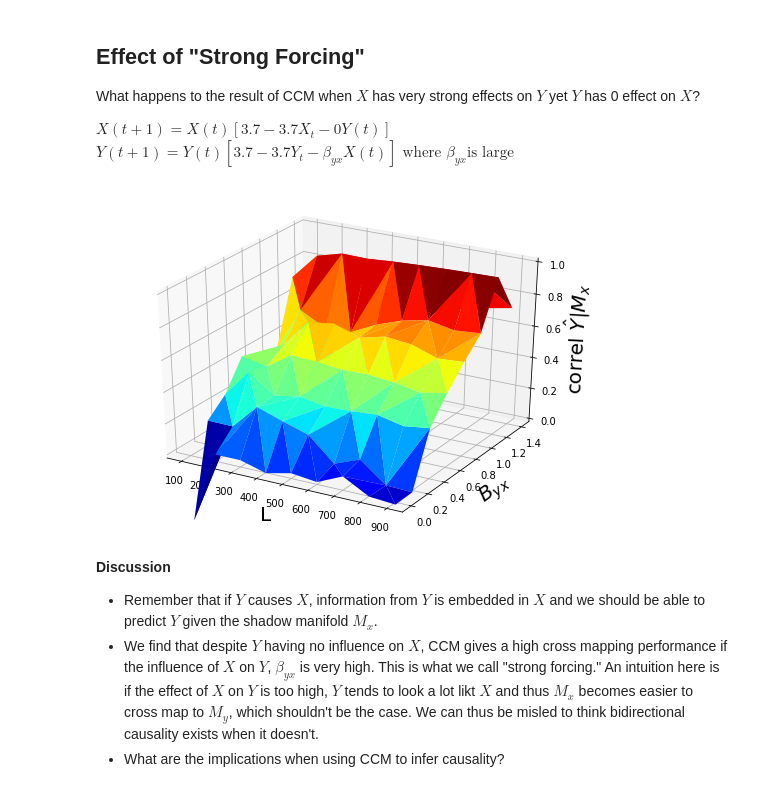
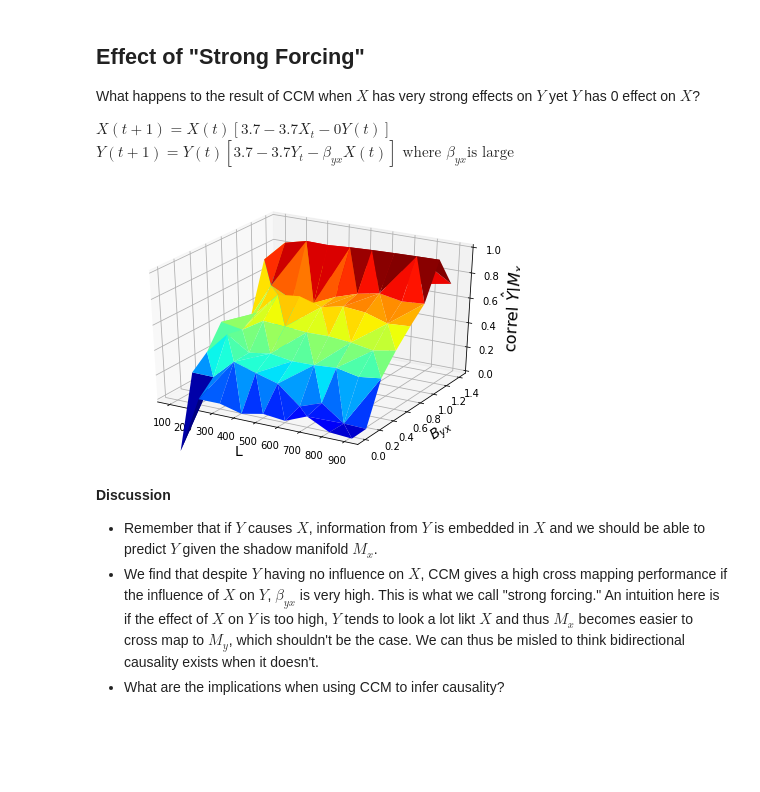
Before and after one commit to phdinds-aim/time_series_handbook, a Jupyter notebook: 06_ConvergentCrossMappingandSugiharaCausality/ccm_sugihara.ipynb, the cells around one changed output. Drawn from its saved outputs; the diff is of its cells as text; code cells hidden in the pictures; blank space fills up the shorter version.

```diff
--- a/06_ConvergentCrossMappingandSugiharaCausality/ccm_sugihara.ipynb
+++ b/06_ConvergentCrossMappingandSugiharaCausality/ccm_sugihara.ipynb
@@ -734,21 +730,21 @@ for B_yx in B_yx_dict.keys():
         Yhat_Mx_list.append(ccm_YX.causality()[0])
 # %%
 from mpl_toolkits.mplot3d import Axes3D
-fig = plt.figure(figsize=(7, 5))
+fig = plt.figure(figsize=(6, 4))
 ax = fig.add_subplot(111, projection='3d')
 
 x = np.array(L_list)
 y = np.array(B_yx_list)
 z = np.array(Yhat_Mx_list)
 
 ax.plot_trisurf(x, y, z, cmap='jet', antialiased=True)
-ax.set_xlabel('L', size=20)
-ax.set_ylabel('$B_{yx}$', size=20)
-ax.set_zlabel('correl $\hat{Y}|M_x$', size=20)
+ax.set_xlabel('L', size=14)
+ax.set_ylabel('$B_{yx}$', size=14)
+ax.set_zlabel('correl $\hat{Y}|M_x$', size=16)
 ax.set_zlim(0, 1)
 plt.tight_layout()
 # %% [output]
-[figure, old version]
+[figure, new version]
 # %% [markdown]
 **Discussion**
 * Remember that if $Y$ causes $X$, information from $Y$ is embedded in $X$ and we should be able to predict $Y$ given the shadow manifold $M_x$.
```
Also changed, not shown: parts of 42 cells of this notebook.
